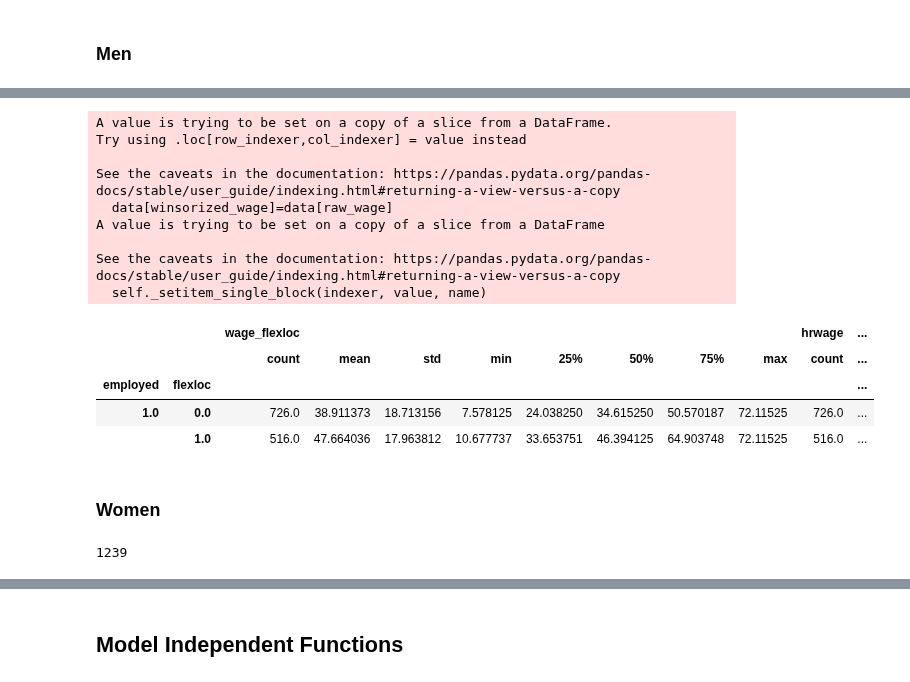
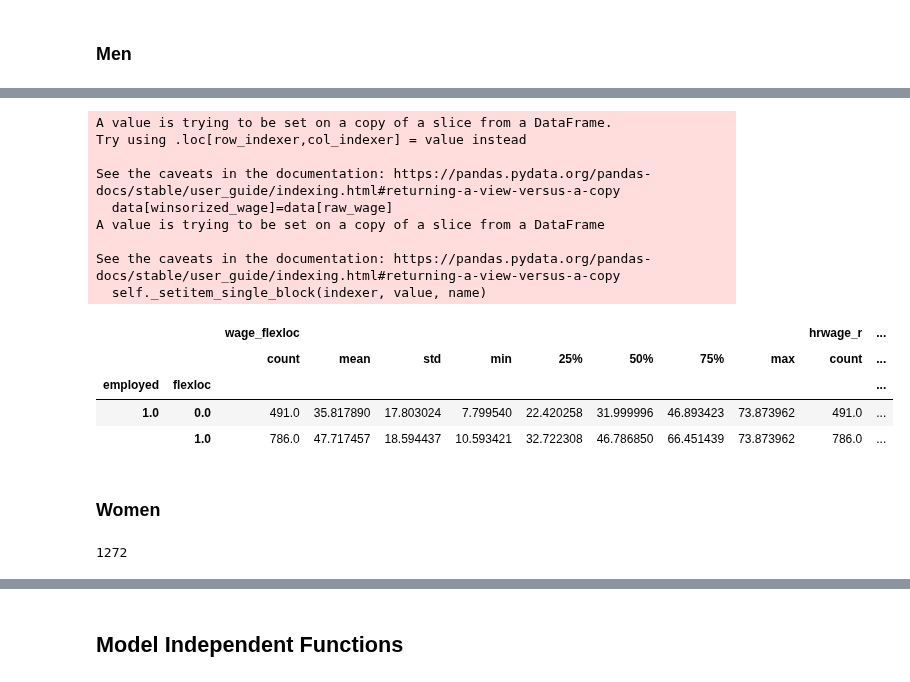
Before and after one commit to meganmccoy/flexibility-in-search-model, a Jupyter notebook: SimplifiedModel.ipynb, the cells around one changed output, grey strips where cells are left out. Saved outputs shown, nothing was run; the diff lists cells and outputs as text; code cells hidden in the pictures.

Commit message:
Switched to real wages; added estimated cost of flex

```diff
--- a/SimplifiedModel.ipynb
+++ b/SimplifiedModel.ipynb
@@ -41,7 +41,7 @@ import pdb
             - 2: Formal policy allowing for flexibility in start and end times of work
 - unemployed workers have unemployment durations of $t_i$
 # %%
-df=pd.read_stata('workfile.dta', columns=['sex','employed', 'flexsched', 'flex_sched_score', 'flexloc', 'flex_loc_score', 'hrwage', 'dur'])
+df=pd.read_stata('workfile.dta', columns=['sex','employed', 'flexsched', 'flex_sched_score', 'flexloc', 'flex_loc_score', 'hrwage_r', 'dur'])
 # %%
 def winsorize(data: pd.DataFrame, flex:str, n_flex:int, winsorized_wage:str, raw_wage:str, employed:str, percentile: float):
     nth_pctl = np.zeros(1)
@@ -115,25 +85,25 @@ See the caveats in the documentation: https://pandas.pydata.org/pandas-docs/stab
 # %%
-winsorize(men, 'flexloc', 2, 'wage_flexloc', 'hrwage', 'employed', 1)
+winsorize(men, 'flexloc', 2, 'wage_flexloc', 'hrwage_r', 'employed', 1)
 # %% [output]
 A value is trying to be set on a copy of a slice from a DataFrame.
 Try using .loc[row_indexer,col_indexer] = value instead
 
 See the caveats in the documentation: https://pandas.pydata.org/pandas-docs/stable/user_guide/indexing.html#returning-a-view-versus-a-copy
   data[winsorized_wage]=data[raw_wage]
 A value is trying to be set on a copy of a slice from a DataFrame
 
 See the caveats in the documentation: https://pandas.pydata.org/pandas-docs/stable/user_guide/indexing.html#returning-a-view-versus-a-copy
   self._setitem_single_block(indexer, value, name)
-|  |  | wage_flexloc |  |  |  |  |  |  |  | hrwage | ... |
+|  |  | wage_flexloc |  |  |  |  |  |  |  | hrwage_r | ... |
 |  |  | count | mean | std | min | 25% | 50% | 75% | max | count | ... |
 | employed | flexloc |  |  |  |  |  |  |  |  |  | ... |
-| 1.0 | 0.0 | 726.0 | 38.911373 | 18.713156 | 7.578125 | 24.038250 | 34.615250 | 50.570187 | 72.11525 | 726.0 | ... |
-|  | 1.0 | 516.0 | 47.664036 | 17.963812 | 10.677737 | 33.653751 | 46.394125 | 64.903748 | 72.11525 | 516.0 | ... |
+| 1.0 | 0.0 | 491.0 | 35.817890 | 17.803024 | 7.799540 | 22.420258 | 31.999996 | 46.893423 | 73.873962 | 491.0 | ... |
+|  | 1.0 | 786.0 | 47.717457 | 18.594437 | 10.593421 | 32.722308 | 46.786850 | 66.451439 | 73.873962 | 786.0 | ... |
 # %% [markdown]
 ### Women
 # %%
 women = df[df['sex']=='female']
 len(women)
 # %% [output]
-1239
+1272
 # %%
```
Also changed, not shown: parts of 47 cells of this notebook.
